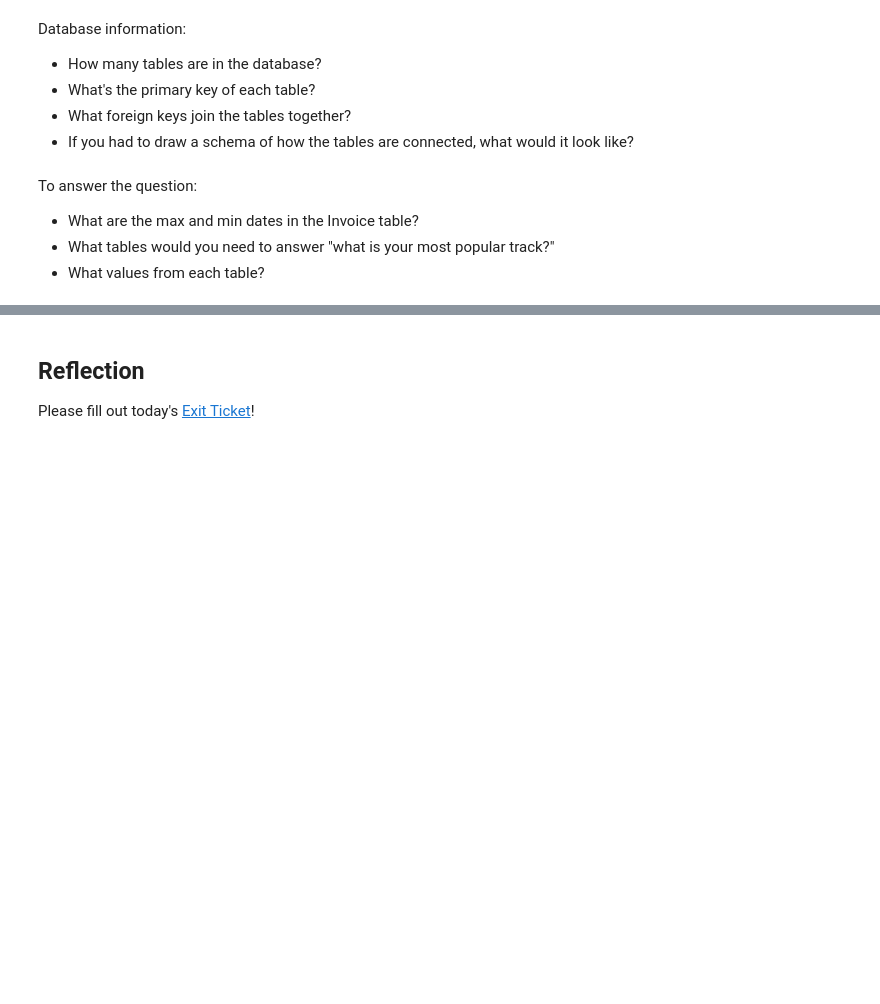
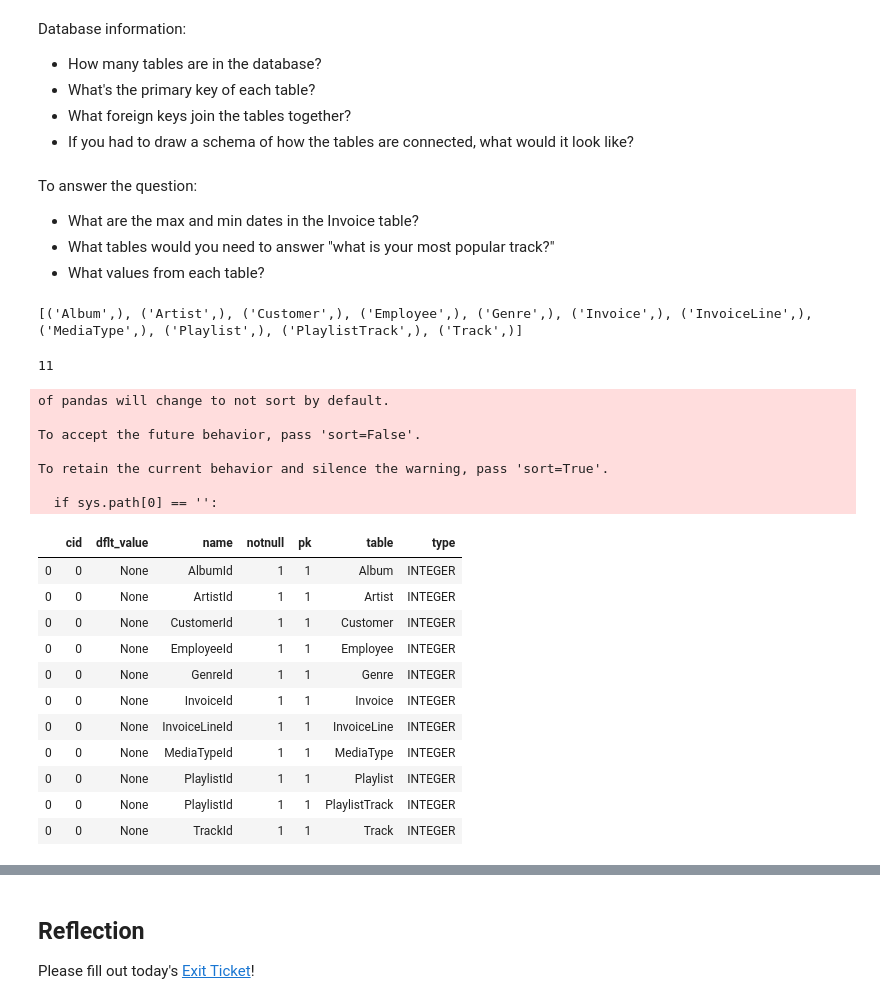
Before and after one commit to NathanVenos/dc-ds-08-26-19, a Jupyter notebook: module-2/week-1/day-1-sql-pandas/sql-to-pandas-working.ipynb, the cells around one changed output, grey strips where cells are left out. Cells and saved outputs as stored; diff of their text form; code cells hidden in the pictures; blank space fills up the shorter version.

```diff
--- a/module-2/week-1/day-1-sql-pandas/sql-to-pandas-working.ipynb
+++ b/module-2/week-1/day-1-sql-pandas/sql-to-pandas-working.ipynb
@@ -566,3 +569,10 @@ cur = conn.cursor()
 # How many tables are in the database?
 
 # your code here
+cur.execute("SELECT name FROM sqlite_master WHERE type='table';")
+tables = cur.fetchall()
+print(tables)
+len(tables)
+# %% [output]
+[('Album',), ('Artist',), ('Customer',), ('Employee',), ('Genre',), ('Invoice',), ('InvoiceLine',), ('MediaType',), ('Playlist',), ('PlaylistTrack',), ('Track',)]
+11
@@ -573,3 +579,37 @@ cur = conn.cursor()
+# %%
+# What's the primary key of each table?
+
+# your code here
+table_info_cols = ['cid', 'name', 'type', 'notnull', 'dflt_value', 'pk']
+table_df_cols = ['cid', 'name', 'type', 'notnull', 'dflt_value', 'pk', 'table']
+table_df = pd.DataFrame(columns=table_info_cols)
+for table in tables:
+    cur.execute("PRAGMA table_info("+table[0]+")")
+    info = cur.fetchall()
+    temp_df = pd.DataFrame(info, columns=table_info_cols)
+    temp_df['table'] = table[0]
+    table_df = pd.concat([table_df, temp_df])
+table_df.loc[table_df.pk==1]
+# %% [output]
+of pandas will change to not sort by default.
+
+To accept the future behavior, pass 'sort=False'.
+
+To retain the current behavior and silence the warning, pass 'sort=True'.
+
+  if sys.path[0] == '':
+|  | cid | dflt_value | name | notnull | pk | table | type |
+| 0 | 0 | None | AlbumId | 1 | 1 | Album | INTEGER |
+| 0 | 0 | None | ArtistId | 1 | 1 | Artist | INTEGER |
+| 0 | 0 | None | CustomerId | 1 | 1 | Customer | INTEGER |
+| 0 | 0 | None | EmployeeId | 1 | 1 | Employee | INTEGER |
+| 0 | 0 | None | GenreId | 1 | 1 | Genre | INTEGER |
+| 0 | 0 | None | InvoiceId | 1 | 1 | Invoice | INTEGER |
+| 0 | 0 | None | InvoiceLineId | 1 | 1 | InvoiceLine | INTEGER |
+| 0 | 0 | None | MediaTypeId | 1 | 1 | MediaType | INTEGER |
+| 0 | 0 | None | PlaylistId | 1 | 1 | Playlist | INTEGER |
+| 0 | 0 | None | PlaylistId | 1 | 1 | PlaylistTrack | INTEGER |
+| 0 | 0 | None | TrackId | 1 | 1 | Track | INTEGER |
 # %%
 # What foreign keys join the tables together?
 
```
Also changed, not shown: parts of 12 cells of this notebook, 4 other files.
